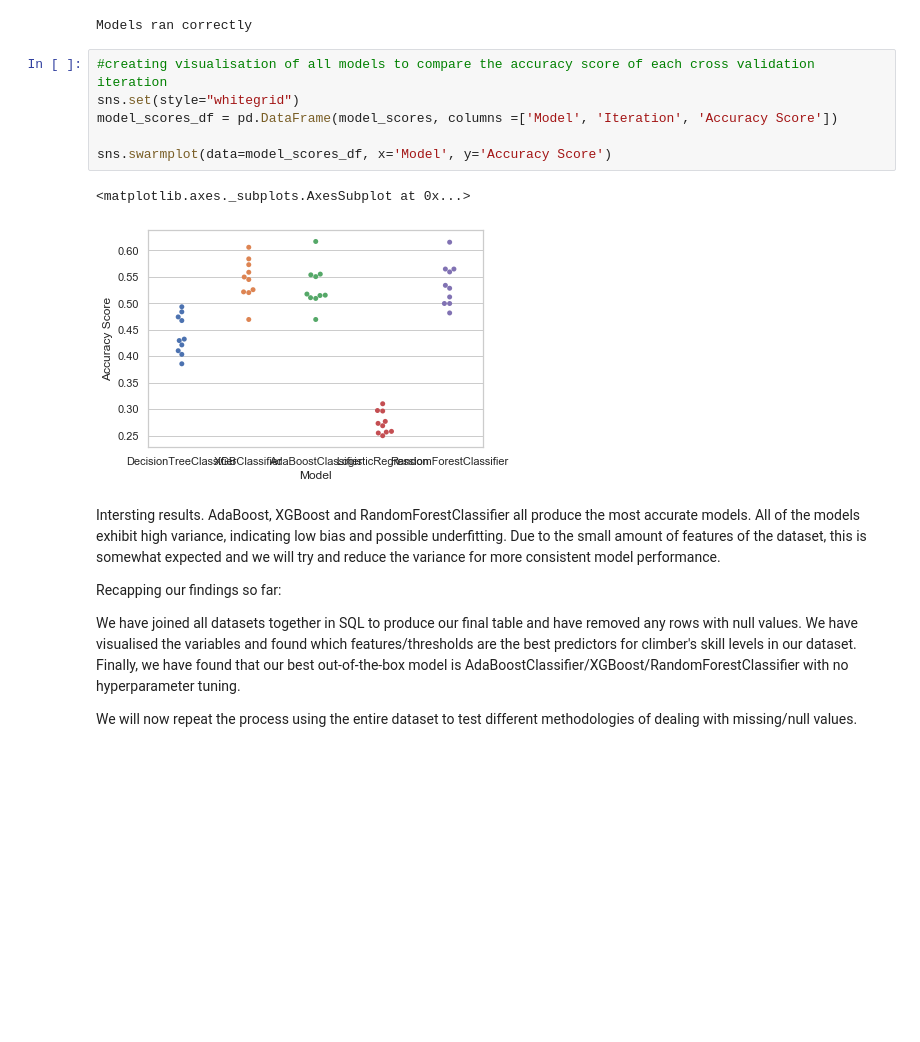
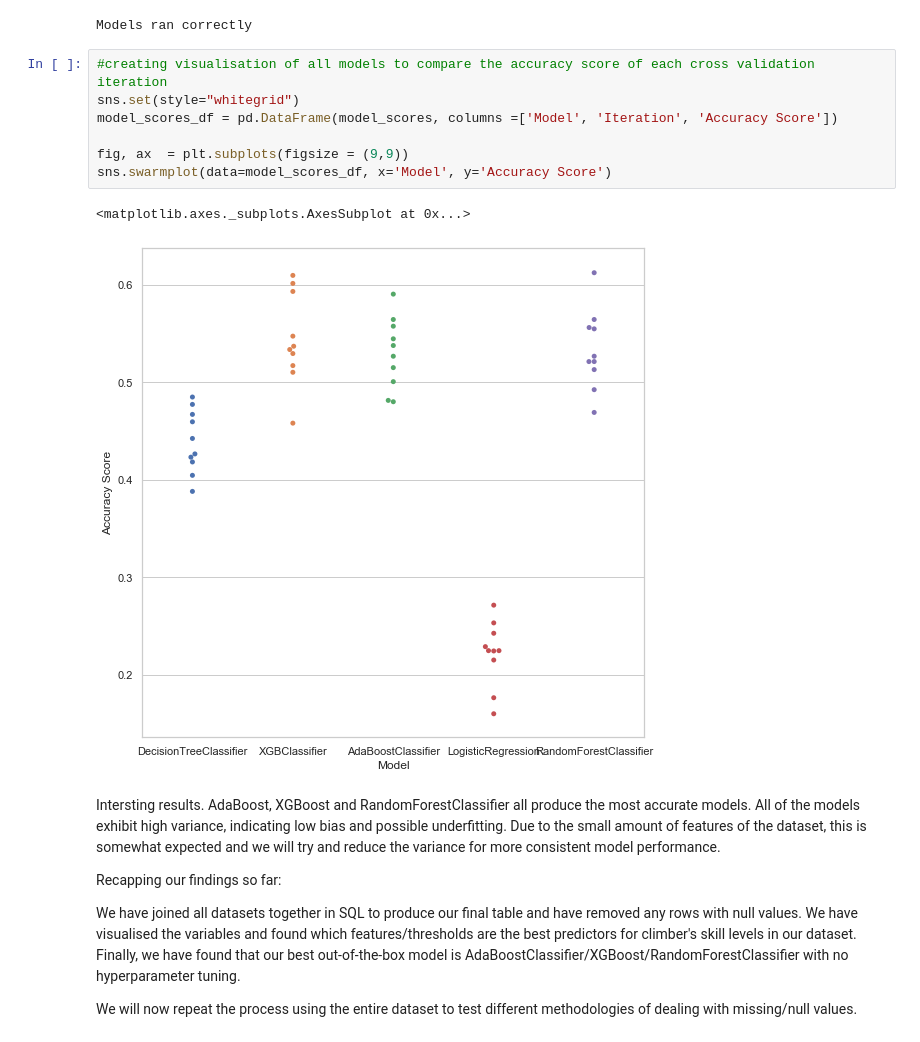
Before and after one commit to michael-gendy/climbing-logbook-predictive-modelling, a Jupyter notebook: Climbing Predictive Model.ipynb, the cells around one changed output. Saved outputs shown, nothing was run; the diff lists cells and outputs as text; blank space fills up the shorter version.

Commit message:
Added better descriptions + improved visualisations

```diff
--- a/Climbing Predictive Model.ipynb
+++ b/Climbing Predictive Model.ipynb
@@ -285,12 +314,13 @@ Models ran correctly
 # %%
 #creating visualisation of all models to compare the accuracy score of each cross validation iteration
 sns.set(style="whitegrid")
 model_scores_df = pd.DataFrame(model_scores, columns =['Model', 'Iteration', 'Accuracy Score'])
 
+fig, ax  = plt.subplots(figsize = (9,9))
 sns.swarmplot(data=model_scores_df, x='Model', y='Accuracy Score')
 # %% [output]
 <matplotlib.axes._subplots.AxesSubplot at 0x...>
-[figure, old version]
+[figure, new version]
 # %% [markdown]
 Intersting results. AdaBoost, XGBoost and RandomForestClassifier all produce the most accurate models. All of the models exhibit high variance, indicating low bias and possible underfitting. Due to the small amount of features of the dataset, this is somewhat expected and we will try and reduce the variance for more consistent model performance.
 
```
Also changed, not shown: parts of 11 cells of this notebook.
